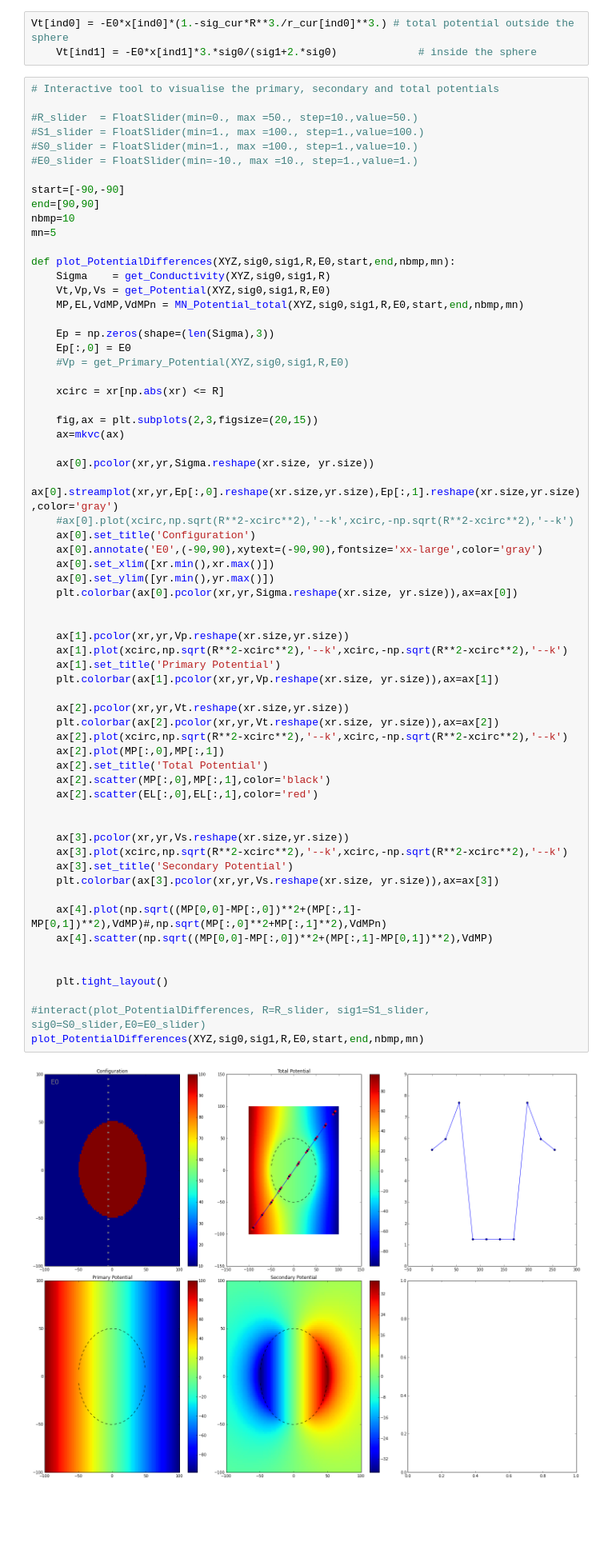
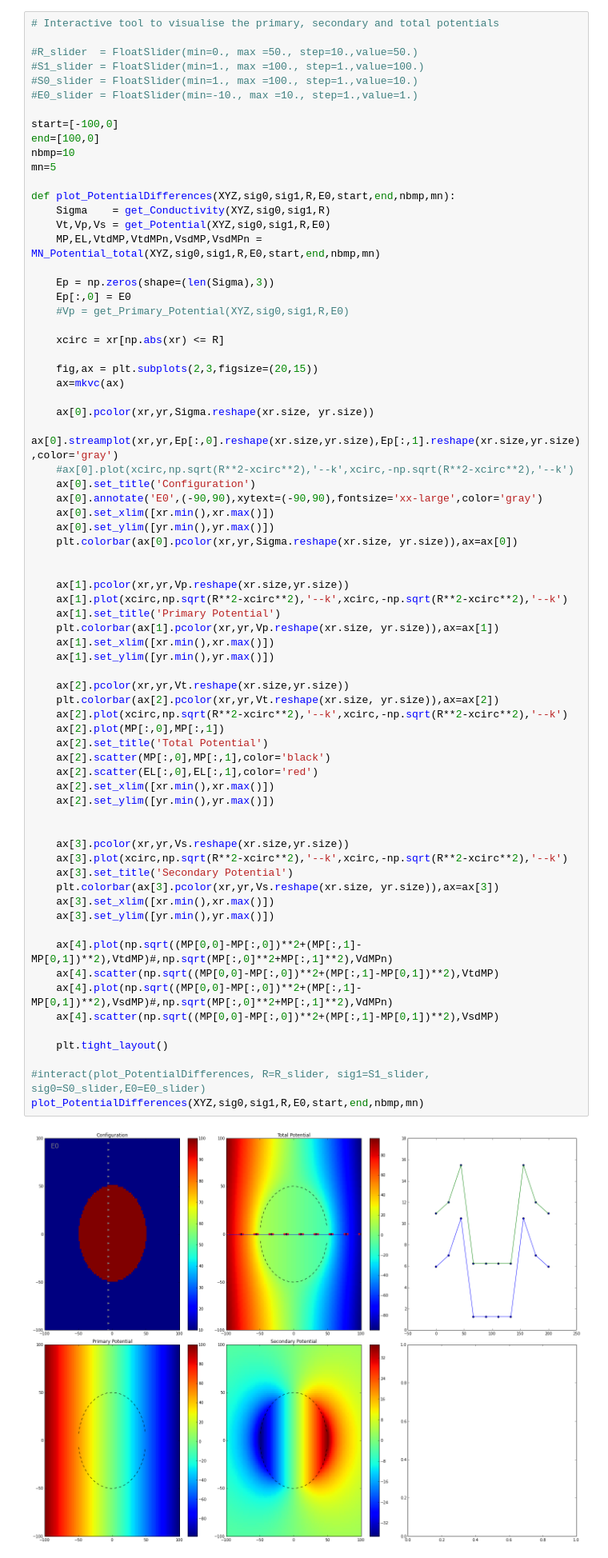
Before and after one commit to geoscixyz/em, a Jupyter notebook: examples/sphere/ElectrostaticSphere.ipynb, the cells around one changed output. Shown at 80% size. Cells and saved outputs as stored; diff of their text form; blank space fills up the shorter version.

```diff
--- a/examples/sphere/ElectrostaticSphere.ipynb
+++ b/examples/sphere/ElectrostaticSphere.ipynb
@@ -520,6 +528,3 @@ def MN_Potential_total(XYZ,sig0,sig1,R,E0,start,end,nbmp,mn):
-# %%
-Vt[ind0] = -E0*x[ind0]*(1.-sig_cur*R**3./r_cur[ind0]**3.) # total potential outside the sphere
-    Vt[ind1] = -E0*x[ind1]*3.*sig0/(sig1+2.*sig0)             # inside the sphere
 # %%
 # Interactive tool to visualise the primary, secondary and total potentials
 
@@ -528,15 +533,15 @@ Vt[ind0] = -E0*x[ind0]*(1.-sig_cur*R**3./r_cur[ind0]**3.) # total potential outs
 #S0_slider = FloatSlider(min=1., max =100., step=1.,value=10.)
 #E0_slider = FloatSlider(min=-10., max =10., step=1.,value=1.)
 
-start=[-90,-90]
-end=[90,90]
+start=[-100,0]
+end=[100,0]
 nbmp=10
 mn=5
 
 def plot_PotentialDifferences(XYZ,sig0,sig1,R,E0,start,end,nbmp,mn):
     Sigma    = get_Conductivity(XYZ,sig0,sig1,R)
     Vt,Vp,Vs = get_Potential(XYZ,sig0,sig1,R,E0)
-    MP,EL,VdMP,VdMPn = MN_Potential_total(XYZ,sig0,sig1,R,E0,start,end,nbmp,mn)
+    MP,EL,VtdMP,VtdMPn,VsdMP,VsdMPn = MN_Potential_total(XYZ,sig0,sig1,R,E0,start,end,nbmp,mn)
 
     Ep = np.zeros(shape=(len(Sigma),3))
     Ep[:,0] = E0
@@ -555,34 +560,41 @@ def plot_PotentialDifferences(XYZ,sig0,sig1,R,E0,start,end,nbmp,mn):
     ax[0].set_xlim([xr.min(),xr.max()])
     ax[0].set_ylim([yr.min(),yr.max()])
     plt.colorbar(ax[0].pcolor(xr,yr,Sigma.reshape(xr.size, yr.size)),ax=ax[0])
 
 
     ax[1].pcolor(xr,yr,Vp.reshape(xr.size,yr.size))
     ax[1].plot(xcirc,np.sqrt(R**2-xcirc**2),'--k',xcirc,-np.sqrt(R**2-xcirc**2),'--k')
     ax[1].set_title('Primary Potential')
     plt.colorbar(ax[1].pcolor(xr,yr,Vp.reshape(xr.size, yr.size)),ax=ax[1])
+    ax[1].set_xlim([xr.min(),xr.max()])
+    ax[1].set_ylim([yr.min(),yr.max()])
 
     ax[2].pcolor(xr,yr,Vt.reshape(xr.size,yr.size))
     plt.colorbar(ax[2].pcolor(xr,yr,Vt.reshape(xr.size, yr.size)),ax=ax[2])
     ax[2].plot(xcirc,np.sqrt(R**2-xcirc**2),'--k',xcirc,-np.sqrt(R**2-xcirc**2),'--k')
     ax[2].plot(MP[:,0],MP[:,1])
     ax[2].set_title('Total Potential')
     ax[2].scatter(MP[:,0],MP[:,1],color='black')
     ax[2].scatter(EL[:,0],EL[:,1],color='red')
+    ax[2].set_xlim([xr.min(),xr.max()])
+    ax[2].set_ylim([yr.min(),yr.max()])
 
 
     ax[3].pcolor(xr,yr,Vs.reshape(xr.size,yr.size))
     ax[3].plot(xcirc,np.sqrt(R**2-xcirc**2),'--k',xcirc,-np.sqrt(R**2-xcirc**2),'--k')
     ax[3].set_title('Secondary Potential')
     plt.colorbar(ax[3].pcolor(xr,yr,Vs.reshape(xr.size, yr.size)),ax=ax[3])
+    ax[3].set_xlim([xr.min(),xr.max()])
+    ax[3].set_ylim([yr.min(),yr.max()])
 
-    ax[4].plot(np.sqrt((MP[0,0]-MP[:,0])**2+(MP[:,1]-MP[0,1])**2),VdMP)#,np.sqrt(MP[:,0]**2+MP[:,1]**2),VdMPn)
-    ax[4].scatter(np.sqrt((MP[0,0]-MP[:,0])**2+(MP[:,1]-MP[0,1])**2),VdMP)
-
+    ax[4].plot(np.sqrt((MP[0,0]-MP[:,0])**2+(MP[:,1]-MP[0,1])**2),VtdMP)#,np.sqrt(MP[:,0]**2+MP[:,1]**2),VdMPn)
+    ax[4].scatter(np.sqrt((MP[0,0]-MP[:,0])**2+(MP[:,1]-MP[0,1])**2),VtdMP)
+    ax[4].plot(np.sqrt((MP[0,0]-MP[:,0])**2+(MP[:,1]-MP[0,1])**2),VsdMP)#,np.sqrt(MP[:,0]**2+MP[:,1]**2),VdMPn)
+    ax[4].scatter(np.sqrt((MP[0,0]-MP[:,0])**2+(MP[:,1]-MP[0,1])**2),VsdMP)
 
     plt.tight_layout()
 
 #interact(plot_PotentialDifferences, R=R_slider, sig1=S1_slider, sig0=S0_slider,E0=E0_slider)
 plot_PotentialDifferences(XYZ,sig0,sig1,R,E0,start,end,nbmp,mn)
 # %% [output]
-[figure, old version]
+[figure, new version]
```
Also changed, not shown: parts of 2 cells of this notebook.
